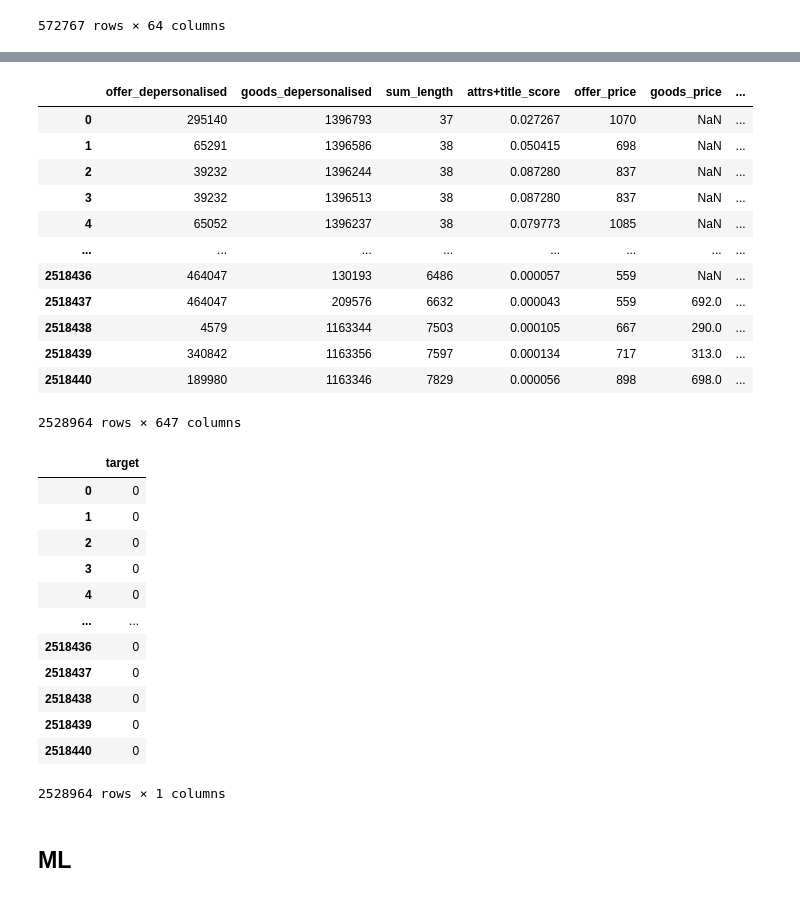
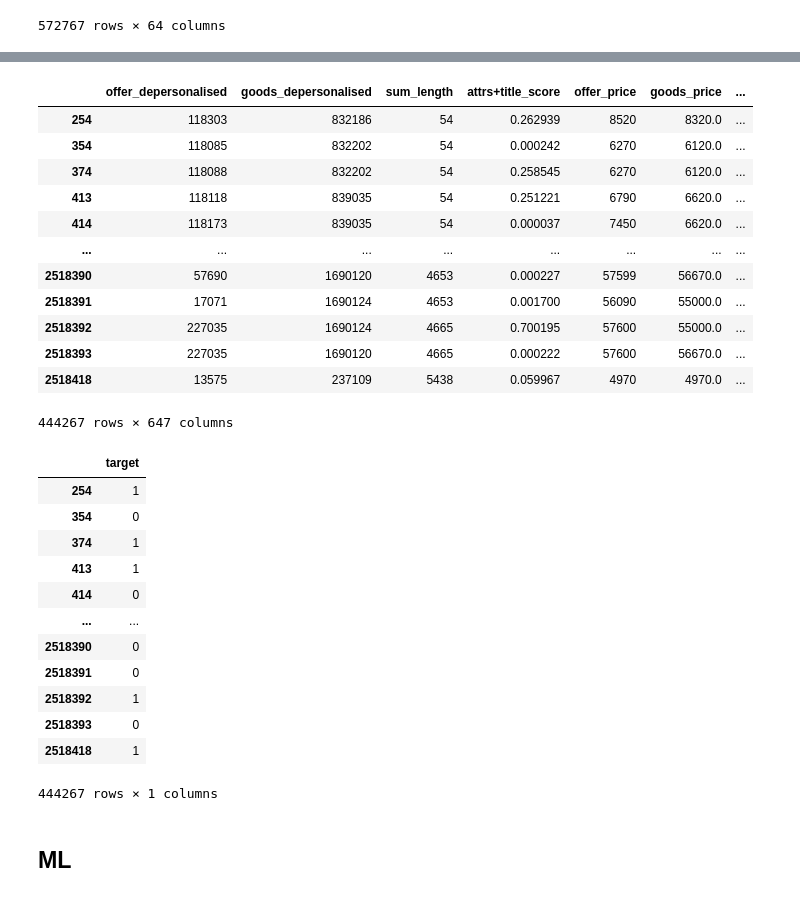
Before and after one commit to Danspers/Samokat.tech-Matching, a Jupyter notebook: Samokat.tech-Matching.ipynb, the cells around one changed output, grey strips where cells are left out. Cells and saved outputs as stored; diff of their text form; code cells hidden in the pictures.

```diff
--- a/Samokat.tech-Matching.ipynb
+++ b/Samokat.tech-Matching.ipynb
@@ -727,38 +727,40 @@ del goods_title_df
 del offer_image_df
 del offer_title_df
 # %%
+train_XY.dropna(inplace=True)
 train_Y = train_XY['target']
 train_X = train_XY.drop('target', axis=1)
+del train_XY
 
 display(train_X)
 display(train_Y.to_frame())
 # %% [output]
 |  | offer_depersonalised | goods_depersonalised | sum_length | attrs+title_score | offer_price | goods_price | ... |
-| 0 | 295140 | 1396793 | 37 | 0.027267 | 1070 | NaN | ... |
-| 1 | 65291 | 1396586 | 38 | 0.050415 | 698 | NaN | ... |
-| 2 | 39232 | 1396244 | 38 | 0.087280 | 837 | NaN | ... |
-| 3 | 39232 | 1396513 | 38 | 0.087280 | 837 | NaN | ... |
-| 4 | 65052 | 1396237 | 38 | 0.079773 | 1085 | NaN | ... |
+| 254 | 118303 | 832186 | 54 | 0.262939 | 8520 | 8320.0 | ... |
+| 354 | 118085 | 832202 | 54 | 0.000242 | 6270 | 6120.0 | ... |
+| 374 | 118088 | 832202 | 54 | 0.258545 | 6270 | 6120.0 | ... |
+| 413 | 118118 | 839035 | 54 | 0.251221 | 6790 | 6620.0 | ... |
+| 414 | 118173 | 839035 | 54 | 0.000037 | 7450 | 6620.0 | ... |
 | ... | ... | ... | ... | ... | ... | ... | ... |
-| 2518436 | 464047 | 130193 | 6486 | 0.000057 | 559 | NaN | ... |
-| 2518437 | 464047 | 209576 | 6632 | 0.000043 | 559 | 692.0 | ... |
-| 2518438 | 4579 | 1163344 | 7503 | 0.000105 | 667 | 290.0 | ... |
-| 2518439 | 340842 | 1163356 | 7597 | 0.000134 | 717 | 313.0 | ... |
-| 2518440 | 189980 | 1163346 | 7829 | 0.000056 | 898 | 698.0 | ... |
+| 2518390 | 57690 | 1690120 | 4653 | 0.000227 | 57599 | 56670.0 | ... |
+| 2518391 | 17071 | 1690124 | 4653 | 0.001700 | 56090 | 55000.0 | ... |
+| 2518392 | 227035 | 1690124 | 4665 | 0.700195 | 57600 | 55000.0 | ... |
+| 2518393 | 227035 | 1690120 | 4665 | 0.000222 | 57600 | 56670.0 | ... |
+| 2518418 | 13575 | 237109 | 5438 | 0.059967 | 4970 | 4970.0 | ... |
-2528964 rows × 647 columns
+444267 rows × 647 columns
 |  | target |
-| 0 | 0 |
-| 1 | 0 |
-| 2 | 0 |
-| 3 | 0 |
-| 4 | 0 |
+| 254 | 1 |
+| 354 | 0 |
+| 374 | 1 |
+| 413 | 1 |
+| 414 | 0 |
 | ... | ... |
-| 2518436 | 0 |
-| 2518437 | 0 |
-| 2518438 | 0 |
-| 2518439 | 0 |
-| 2518440 | 0 |
+| 2518390 | 0 |
+| 2518391 | 0 |
+| 2518392 | 1 |
+| 2518393 | 0 |
+| 2518418 | 1 |
-2528964 rows × 1 columns
+444267 rows × 1 columns
 # %% [markdown]
 ## ML
 # %% [markdown]
```
Also changed, not shown: parts of 5 cells of this notebook.
